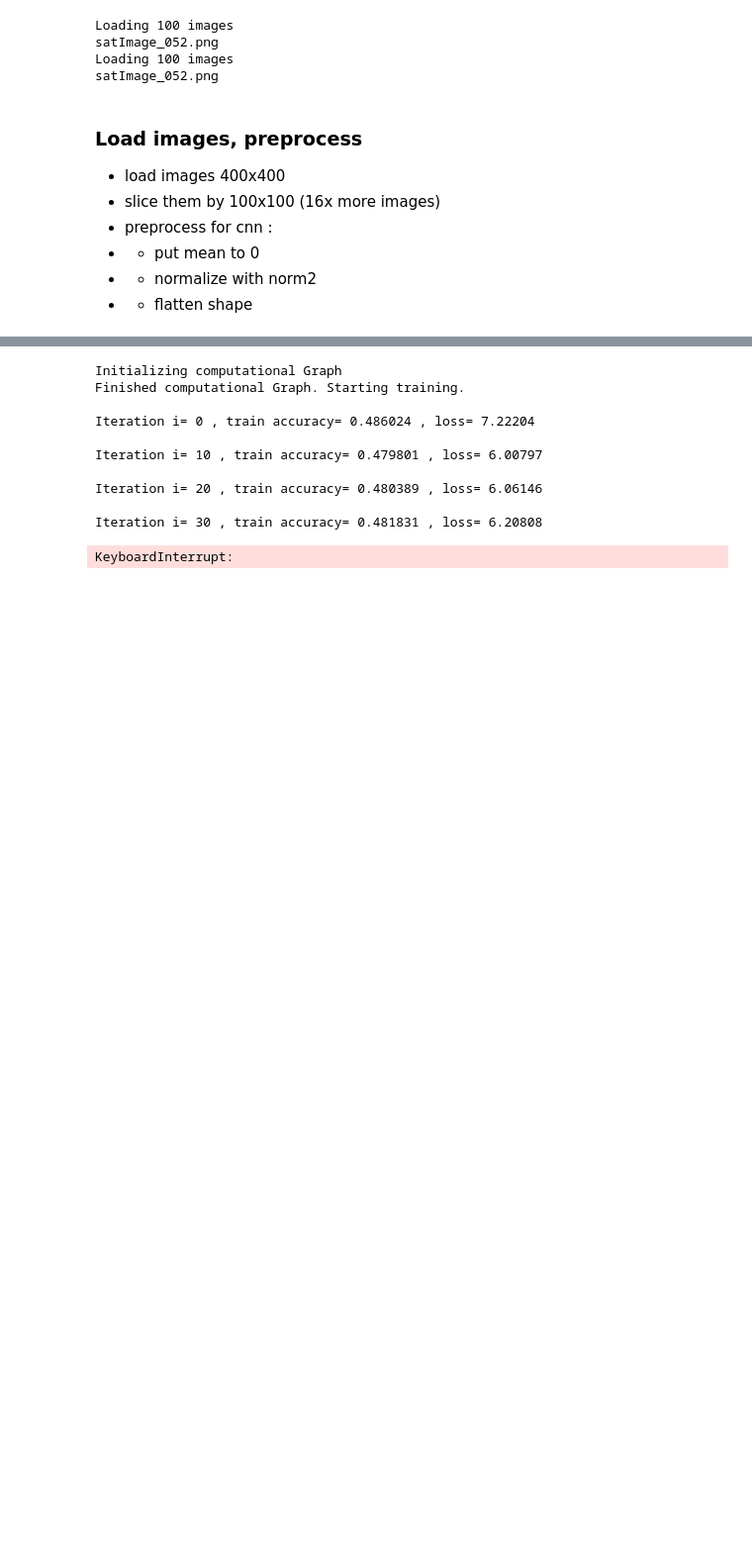
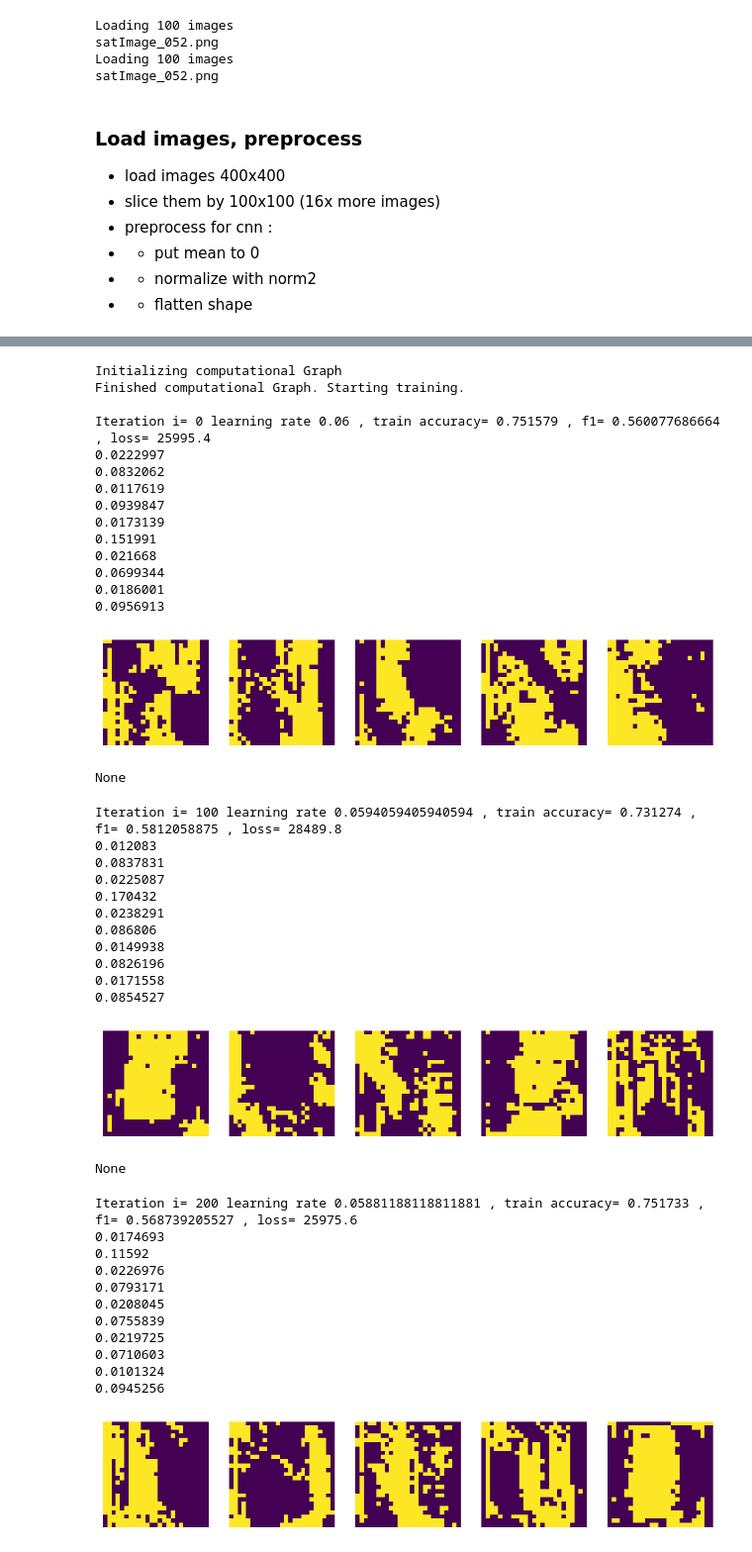
Before and after one commit to MLElec/ML_course, a Jupyter notebook: projects/project2/project_road_segmentation/first_try_CNN.ipynb, the cells around one changed output, grey strips where cells are left out. Shown at 99% size. Cells and saved outputs as stored; diff of their text form; code cells hidden in the pictures; blank space fills up the shorter version.

```diff
--- a/projects/project2/project_road_segmentation/first_try_CNN.ipynb
+++ b/projects/project2/project_road_segmentation/first_try_CNN.ipynb
@@ -234,35 +304,80 @@ y_truth (20, 10000)
 # %%
 # Run Computational Graph
 indices = collections.deque()
-init = tf.global_variables_initializer()
-sess = tf.Session()
+#init = tf.global_variables_initializer()
+#sess = tf.Session()
 print('Initializing computational Graph')
-sess.run(init)
+#sess.run(init)
 print('Finished computational Graph. Starting training.')
-for i in range(1001):
+
+for i in range(10001):
 
     # Batch extraction
     if len(indices) < batch_size:
         indices.extend(np.random.permutation(n))
     idx = [indices.popleft() for i in range(batch_size)]
-    batch_x = train_data[idx,:]
+    batch_x = train_data[idx,:,:]
     batch_y = train_labels[idx,:]
 
     # Run CG for vao to increase the test acriable training
-    acc_train,total_loss_o = sess.run([accuracy,total_loss], feed_dict={xin_3cols: batch_x, y_truth: batch_y})
+    acc_train,total_loss_o,y_o ,y_t = sess.run([accuracy,total_loss, y, y_truth_maxpooled], feed_dict={xin_3cols: batch_x, y_truth: batch_y, learn_rate:0.06*(1-(i/10100))})
 
     # Run CG for test set
-    if not i%10:
-        print('\nIteration i=',i,', train accuracy=',np.sum(acc_train),', loss=',np.sum(total_loss_o))
+    if not i%100:
+        plt.rcParams['figure.figsize'] = (15.0, 15.0)
+        print('\nIteration i=',i,'learning rate',0.06*(1-(i/10100)),', train accuracy=',acc_train,', f1=',calc_f1_score(y_o,y_t),', loss=',total_loss_o)
+        for i in range(5):
+            sample_mask = np.reshape(y_o,[200,25,25])[i,:,:]
+            print(np.min(sample_mask))
+            print(np.max(sample_mask))
+            sample_mask[sample_mask>np.mean(sample_mask)] = 1.0
+            sample_mask[sample_mask<np.mean(sample_mask)] = 0.0
+
+
+            plt.subplot(1,5,i+1)
+            plt.axis('off')
+            plt.tick_params(axis='both', left='off', top='off', right='off', bottom='off', labelleft='off', labeltop='off', labelright='off', labelbottom='off')
+            plt.imshow(sample_mask)
+        display(plt.show())
 # %% [output]
 Initializing computational Graph
 Finished computational Graph. Starting training.
 
-Iteration i= 0 , train accuracy= 0.486024 , loss= 7.22204
-
-Iteration i= 10 , train accuracy= 0.479801 , loss= 6.00797
-
-Iteration i= 20 , train accuracy= 0.480389 , loss= 6.06146
-
-Iteration i= 30 , train accuracy= 0.481831 , loss= 6.20808
+Iteration i= 0 learning rate 0.06 , train accuracy= 0.751579 , f1= 0.560077686664 , loss= 25995.4
+0.0222997
+0.0832062
+0.0117619
+0.0939847
+0.0173139
+0.151991
+0.021668
+0.0699344
+0.0186001
+0.0956913
+[figure, added]
-KeyboardInterrupt:
+None
+Iteration i= 100 learning rate 0.0594059405940594 , train accuracy= 0.731274 , f1= 0.5812058875 , loss= 28489.8
+0.012083
+0.0837831
+0.0225087
+0.170432
+0.0238291
+0.086806
+0.0149938
+0.0826196
+0.0171558
+0.0854527
+[figure, added]
+None
+Iteration i= 200 learning rate 0.05881188118811881 , train accuracy= 0.751733 , f1= 0.568739205527 , loss= 25975.6
+0.0174693
+0.11592
+0.0226976
+0.0793171
+0.0208045
+0.0755839
+0.0219725
+0.0710603
+0.0101324
+0.0945256
+[figure, added]
```
Also changed, not shown: parts of 6 cells of this notebook.
